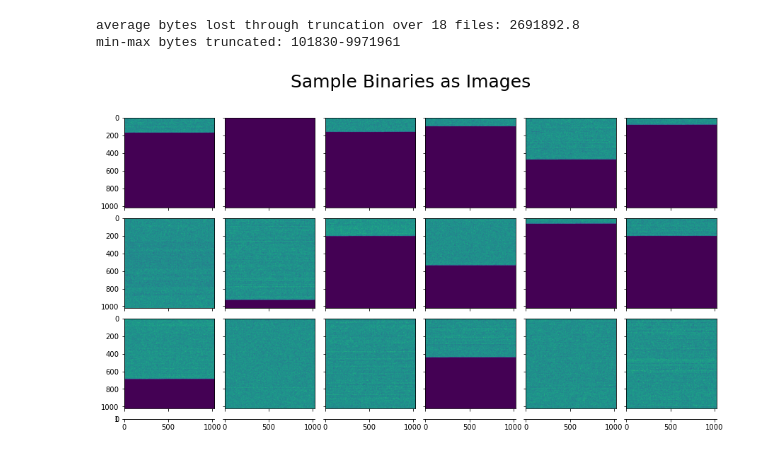
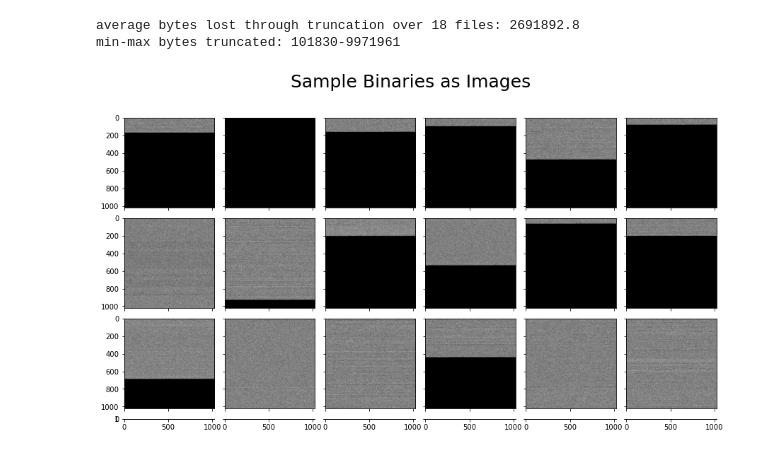
Before and after one commit to i-am-pad/DSCI_G4_MIC, a Jupyter notebook: project/preprocessing/sorel20m.ipynb, the cells around one changed output. Drawn from its saved outputs; the diff is of its cells as text; code cells hidden in the pictures.

Commit message:
change image rendering to grayscale

```diff
--- a/project/preprocessing/sorel20m.ipynb
+++ b/project/preprocessing/sorel20m.ipynb
@@ -207,22 +207,22 @@ min-max bytes truncated: 101830-9971961
 # %%
 images = []
 for ip in image_paths:
     images.append(np.load(ip).reshape(target_shape))
 
 # https://matplotlib.org/stable/gallery/axes_grid1/simple_axesgrid.html
 fig = plt.figure(figsize=(15, 8))
 cols = 6
 grid = ImageGrid(fig,
                  111,
                  nrows_ncols=(len(images) // cols + 1, cols),
                  axes_pad = 0.2
                  )
 
 for ax, image in zip(grid, images):
-    ax.imshow(image)
+    ax.imshow(image, cmap='gray', vmin=0, vmax=255)
 
 _ = plt.suptitle(f'Sample Binaries as Images', fontsize=25)
 
 plt.show()
 # %% [output]
-[figure, old version]
+[figure, new version]
```
Also changed, not shown: 1 other file.
